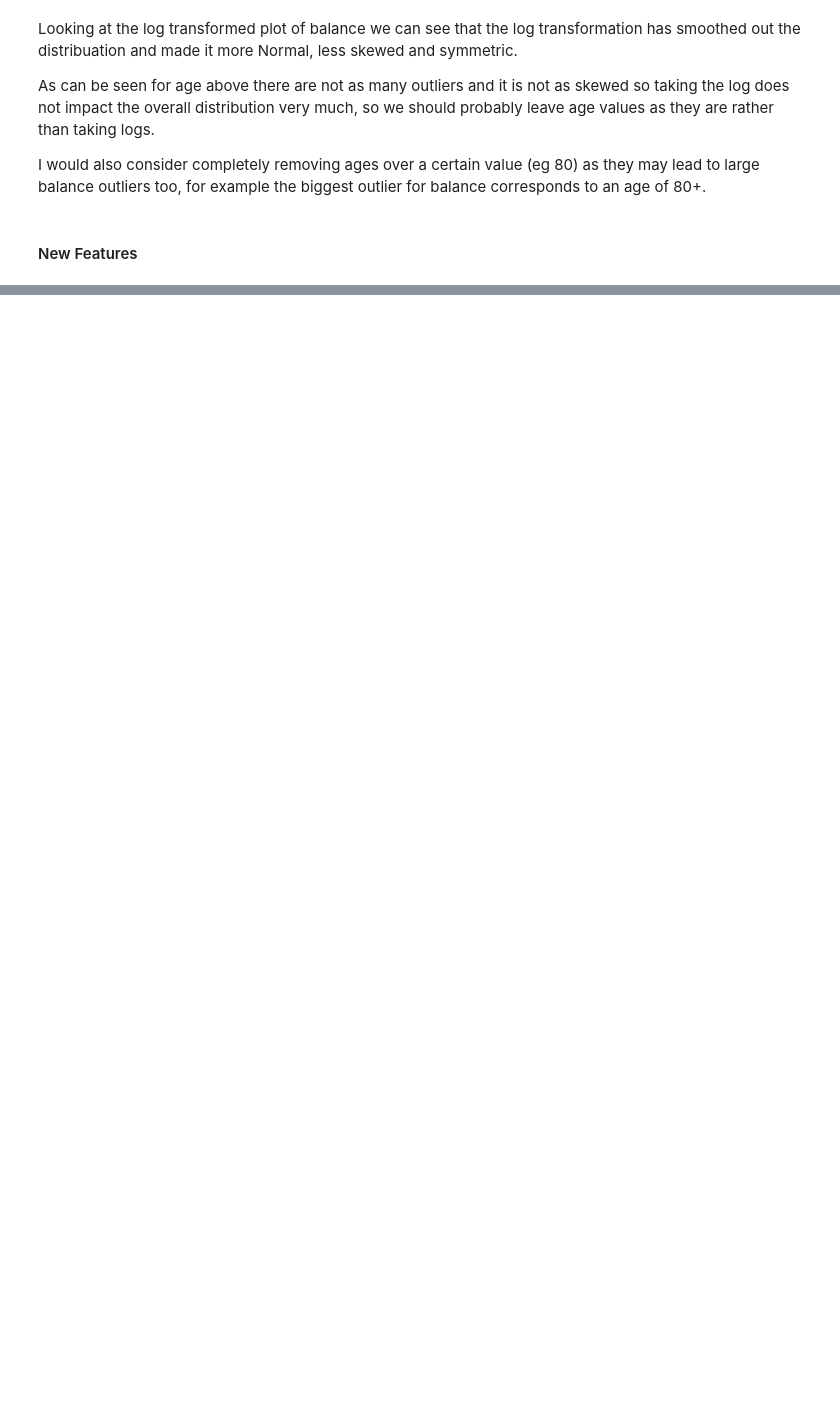
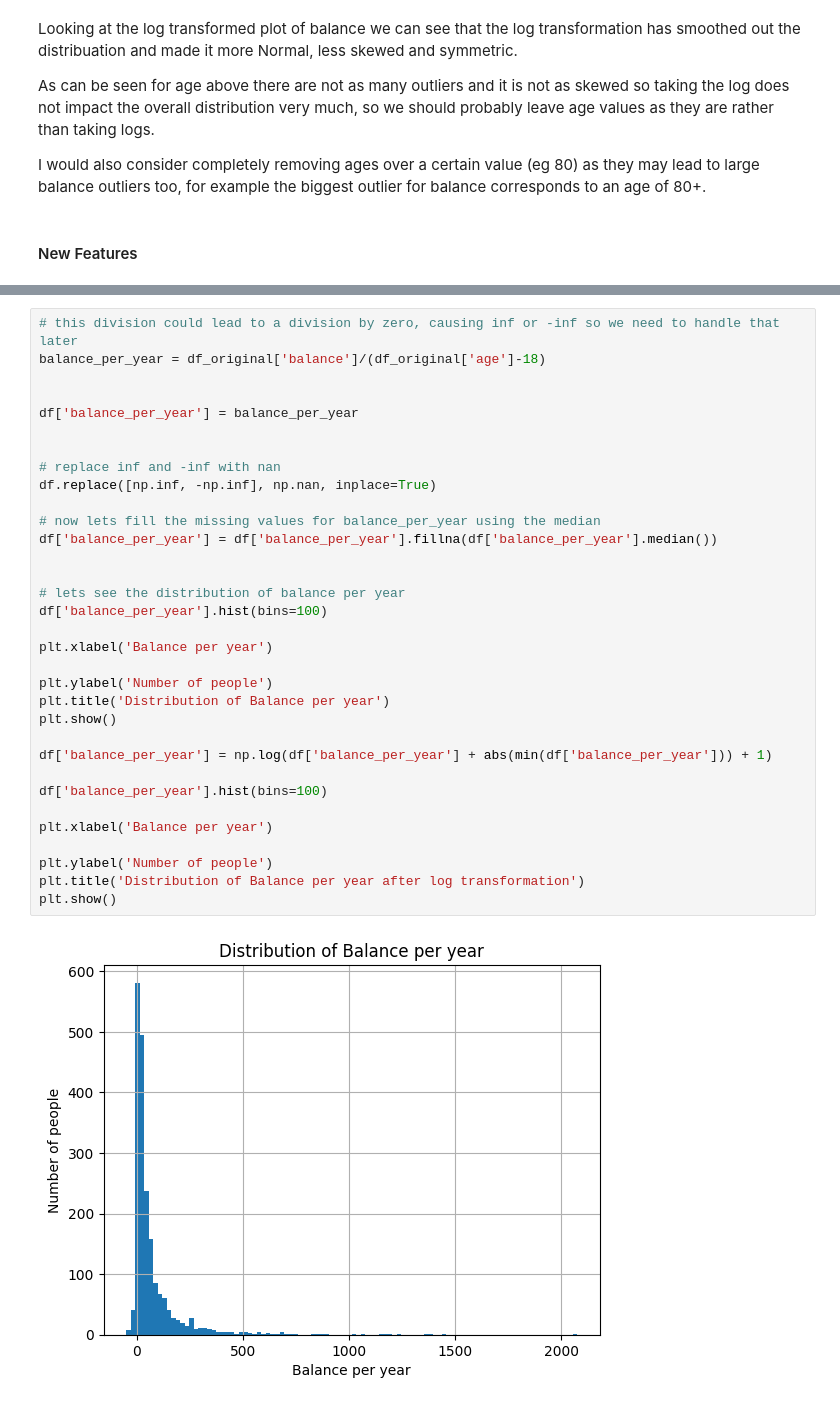
Before and after one commit to kristyan/data, a Jupyter notebook: e-tivity1/etivity1.ipynb, the cells around one changed output, grey strips where cells are left out. Saved outputs shown, nothing was run; the diff lists cells and outputs as text; blank space fills up the shorter version.

```diff
--- a/e-tivity1/etivity1.ipynb
+++ b/e-tivity1/etivity1.ipynb
@@ -582,0 +582,35 @@ I would also consider completely removing ages over a certain value (eg 80) as t
+# %%
+# this division could lead to a division by zero, causing inf or -inf so we need to handle that later
+balance_per_year = df_original['balance']/(df_original['age']-18)
+
+
+df['balance_per_year'] = balance_per_year
+
+
+# replace inf and -inf with nan
+df.replace([np.inf, -np.inf], np.nan, inplace=True)
+
+# now lets fill the missing values for balance_per_year using the median
+df['balance_per_year'] = df['balance_per_year'].fillna(df['balance_per_year'].median())
+
+
+# lets see the distribution of balance per year
+df['balance_per_year'].hist(bins=100)
+
+plt.xlabel('Balance per year')
+
+plt.ylabel('Number of people')
+plt.title('Distribution of Balance per year')
+plt.show()
+
+df['balance_per_year'] = np.log(df['balance_per_year'] + abs(min(df['balance_per_year'])) + 1)
+
+df['balance_per_year'].hist(bins=100)
+
+plt.xlabel('Balance per year')
+
+plt.ylabel('Number of people')
+plt.title('Distribution of Balance per year after log transformation')
+plt.show()
+# %% [output]
+[figure, added]
```
Also changed, not shown: parts of 14 cells of this notebook.
